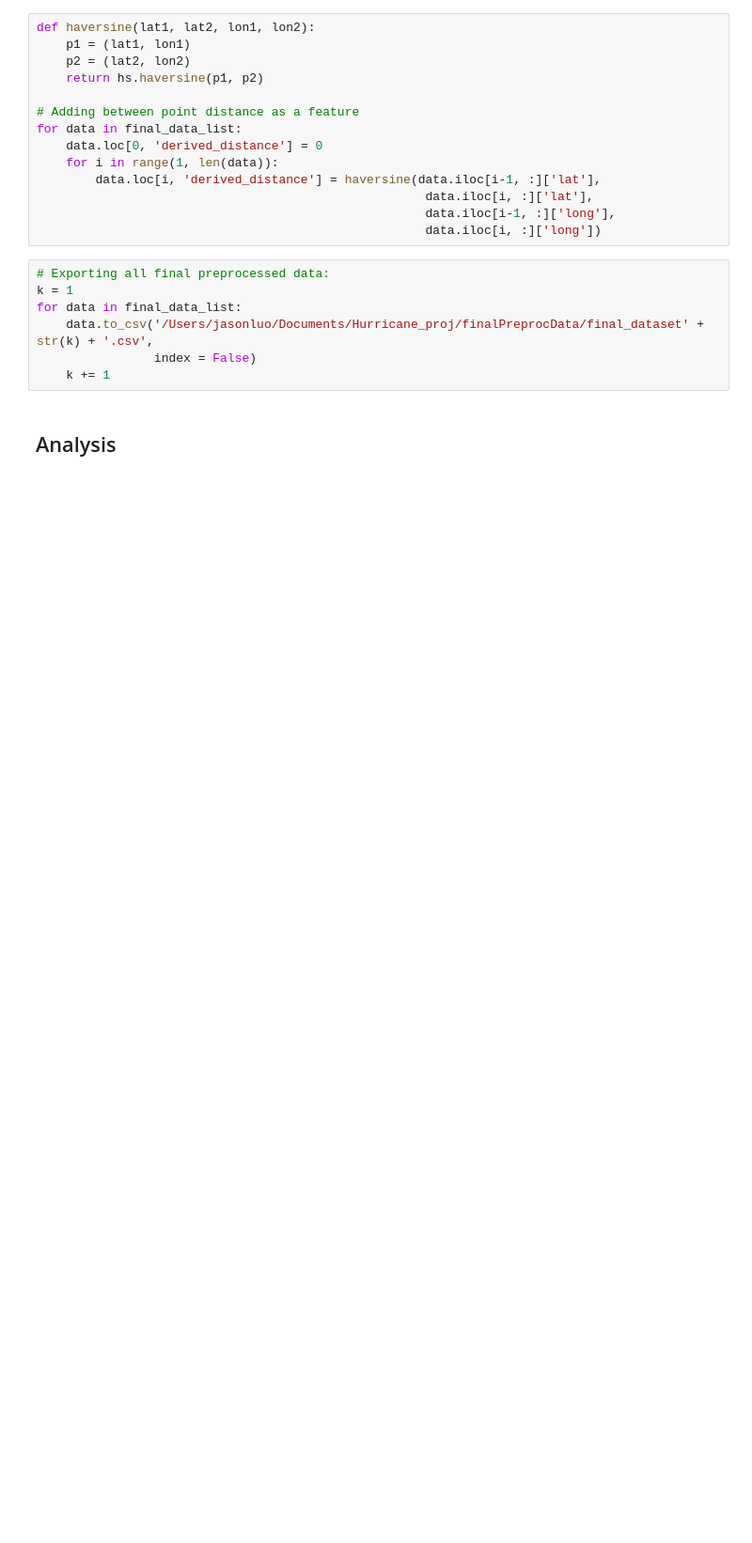
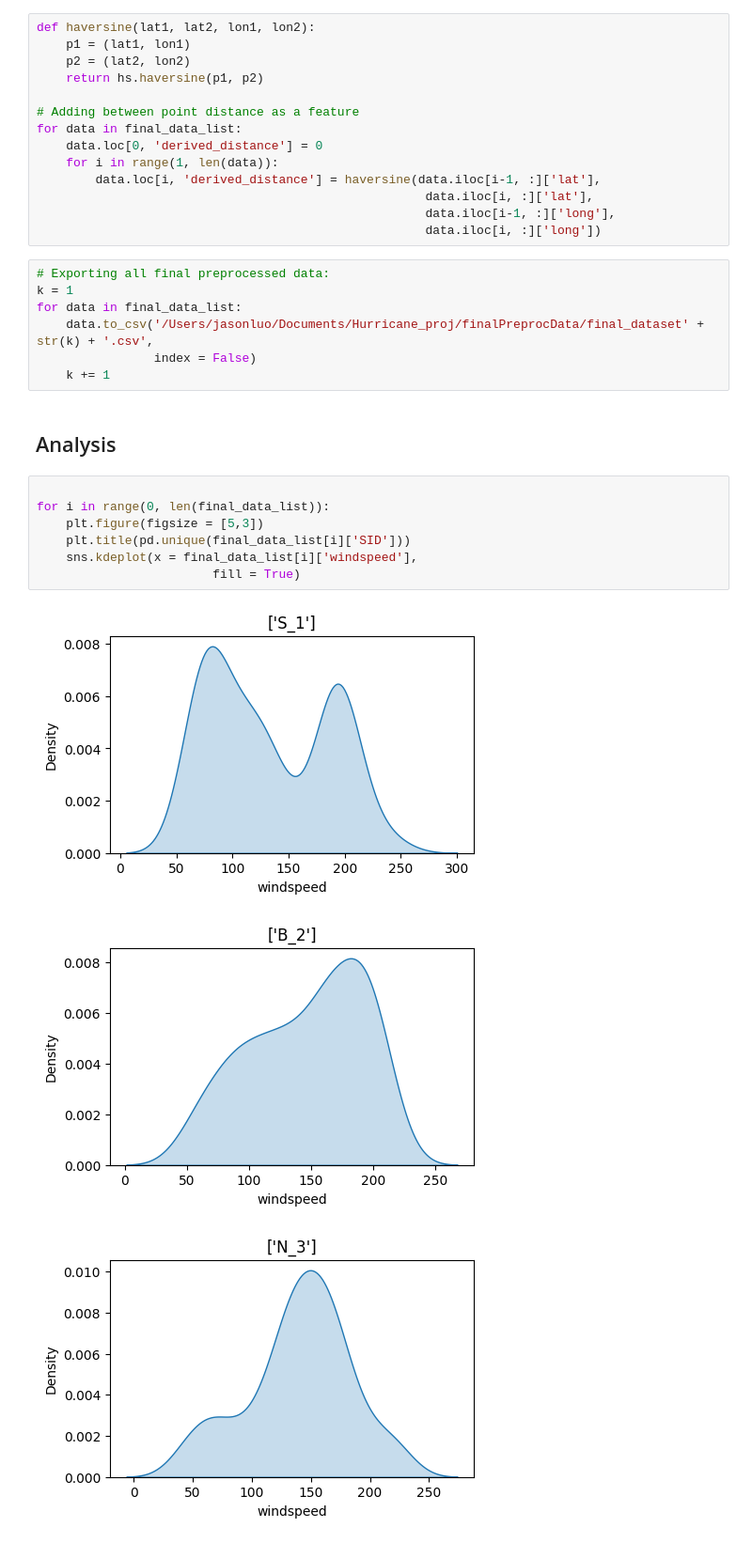
Before and after one commit to luoj21/hurricaneProj, a Jupyter notebook: matToPy.ipynb, the cells around one changed output. Shown at 94% size. Saved outputs shown, nothing was run; the diff lists cells and outputs as text; blank space fills up the shorter version.

```diff
--- a/matToPy.ipynb
+++ b/matToPy.ipynb
@@ -93,3 +98,14 @@ for data in final_data_list:
     k += 1
 # %% [markdown]
 ## Analysis
+# %%
+
+for i in range(0, len(final_data_list)):
+    plt.figure(figsize = [5,3])
+    plt.title(pd.unique(final_data_list[i]['SID']))
+    sns.kdeplot(x = final_data_list[i]['windspeed'],
+                        fill = True)
+# %% [output]
+[figure, added]
+[figure, added]
+[figure, added]
```
Also changed, not shown: parts of 6 cells of this notebook, 8 other files.
